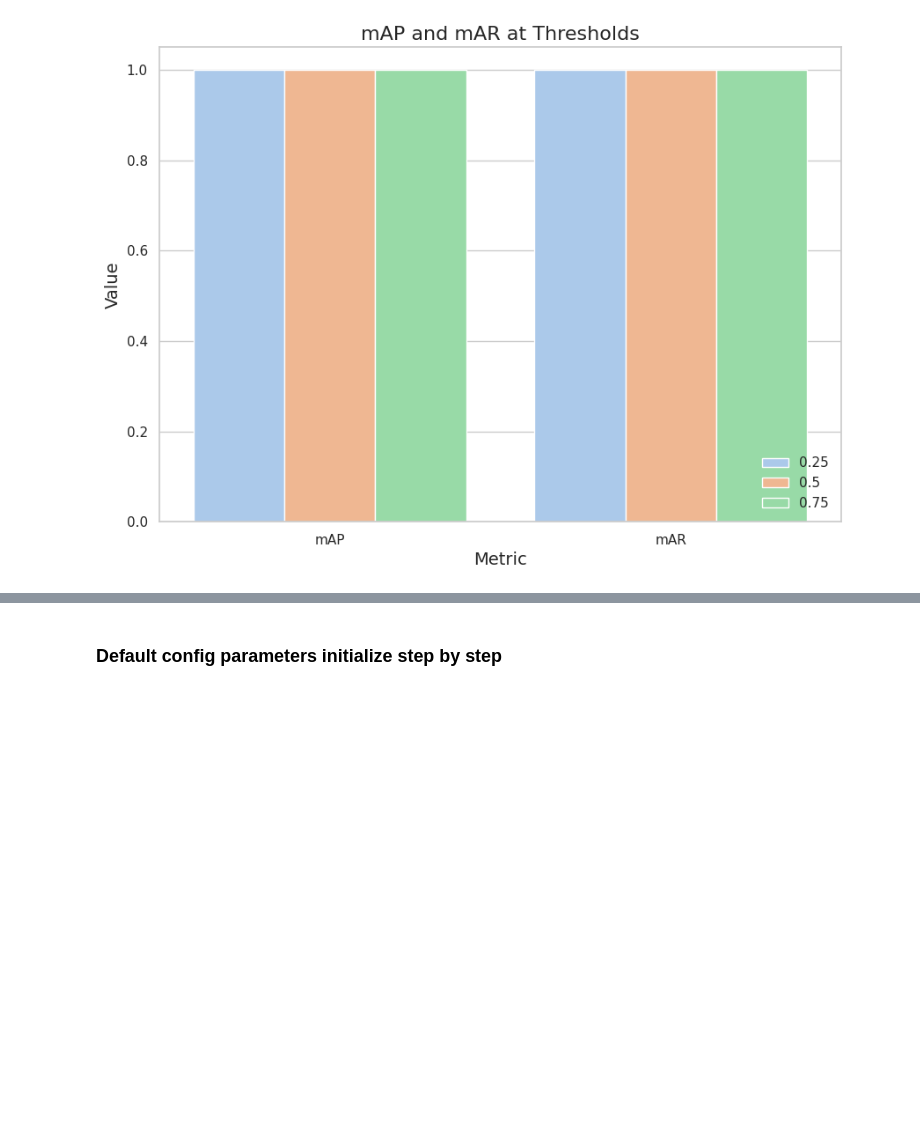
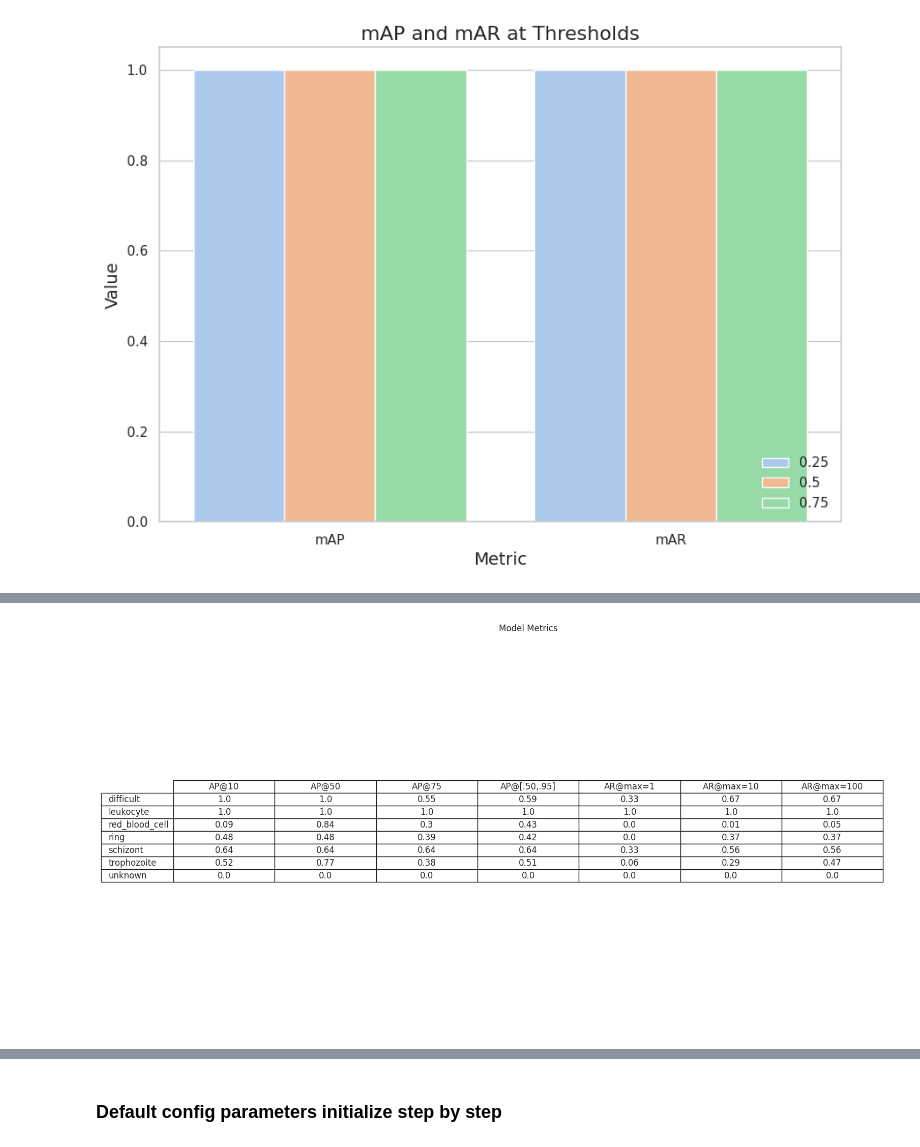
Before and after one commit to gesund-ai/gesund, a Jupyter notebook: examples/object_detection_malaria.ipynb, the cells around one changed output, grey strips where cells are left out. Saved outputs shown, nothing was run; the diff lists cells and outputs as text; code cells hidden in the pictures; blank space fills up the shorter version.

```diff
--- a/examples/object_detection_malaria.ipynb
+++ b/examples/object_detection_malaria.ipynb
@@ -237,0 +253,4 @@ validation_results.plot(metric_name="average_precision", save_plot=False, cohort
+# %%
+validation_results.plot(metric_name="model_stats", save_plot=False, cohort_id=cohort_id)
+# %% [output]
+[figure, added]
```
Also changed, not shown: parts of 10 cells of this notebook, 2 other files.
